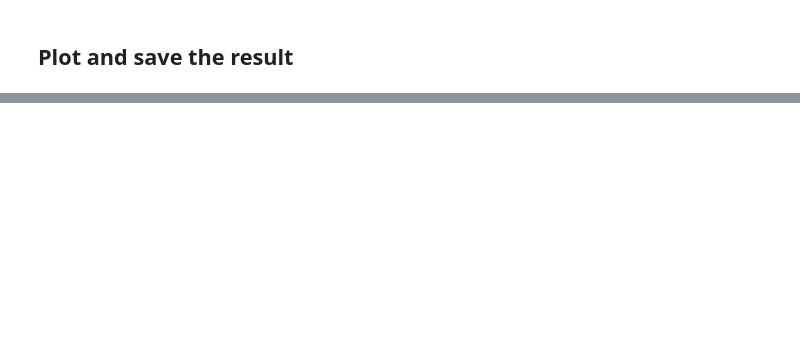
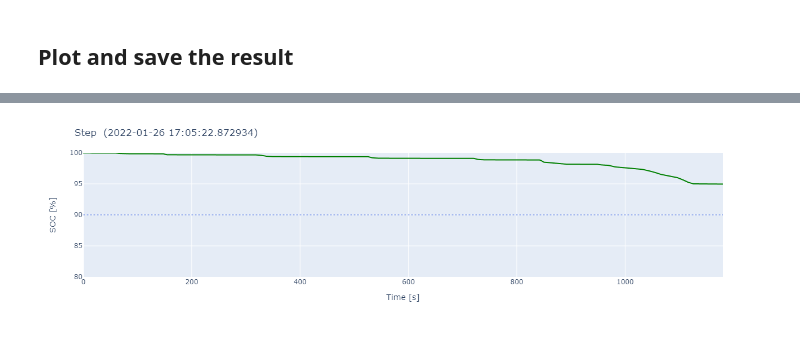
Before and after one commit to StevenGillijns/EV_example, a Jupyter notebook: model_pipeline.ipynb, the cells around one changed output, grey strips where cells are left out. Cells and saved outputs as stored; diff of their text form; code cells hidden in the pictures; blank space fills up the shorter version.

```diff
--- a/model_pipeline.ipynb
+++ b/model_pipeline.ipynb
@@ -37,3 +38,7 @@ run.simulate()
 # Get simulation results
 soc_var = run.getVariable('Battery_SOC')
 soc_res = study.getVariableValues(soc_var)
+time = soc_res.getTimeSamplings()
+vals = soc_res.getValues()
+df = pd.DataFrame(list(zip(time, vals)), columns =['Time', 'SOC'])
+df.tail()
@@ -47,9 +59,9 @@ if soc_res.getValues()[-1] > soc_threshold:
 else:
     color = "red"
 title_str="Step  ("+str(datetime.datetime.now())+")"
-fig = go.Figure()
-fig.add_trace(go.Scatter(x=soc_res.getTimeSamplings(), y=soc_res.getValues(), line_color=color))
+fig = px.line(df,x='Time', y='SOC')
 fig.update_layout(title = title_str, xaxis_title = 'Time [s]', yaxis_title = 'SOC [%]')
+fig.update_traces(line_color=color)
 fig.add_shape(type="line", x0=0, y0=soc_threshold, x1=soc_res.getTimeSamplings()[-1], y1=soc_threshold, line=dict(color="RoyalBlue", width=1, dash="dot"))
 fig.update_yaxes(range=[80,100])
 fig.show()
@@ -58,5 +70,10 @@ fig.show()
 if os.path.exists("Battery_SOC.png"):
     os.remove("Battery_SOC.png")
 fig.write_image("Battery_SOC.png")
+
+# Save as hdf5
+if os.path.exists("Battery_SOC.h5"):
+    os.remove("Battery_SOC.h5")
+df.to_hdf('Battery_SOC.h5','key',mode='w')
 # %% [output]
 [interactive output not drawn]
@@ -63,0 +80 @@ fig.write_image("Battery_SOC.png")
+[figure, added]
```
Also changed, not shown: parts of 3 cells of this notebook, 2 other files.
